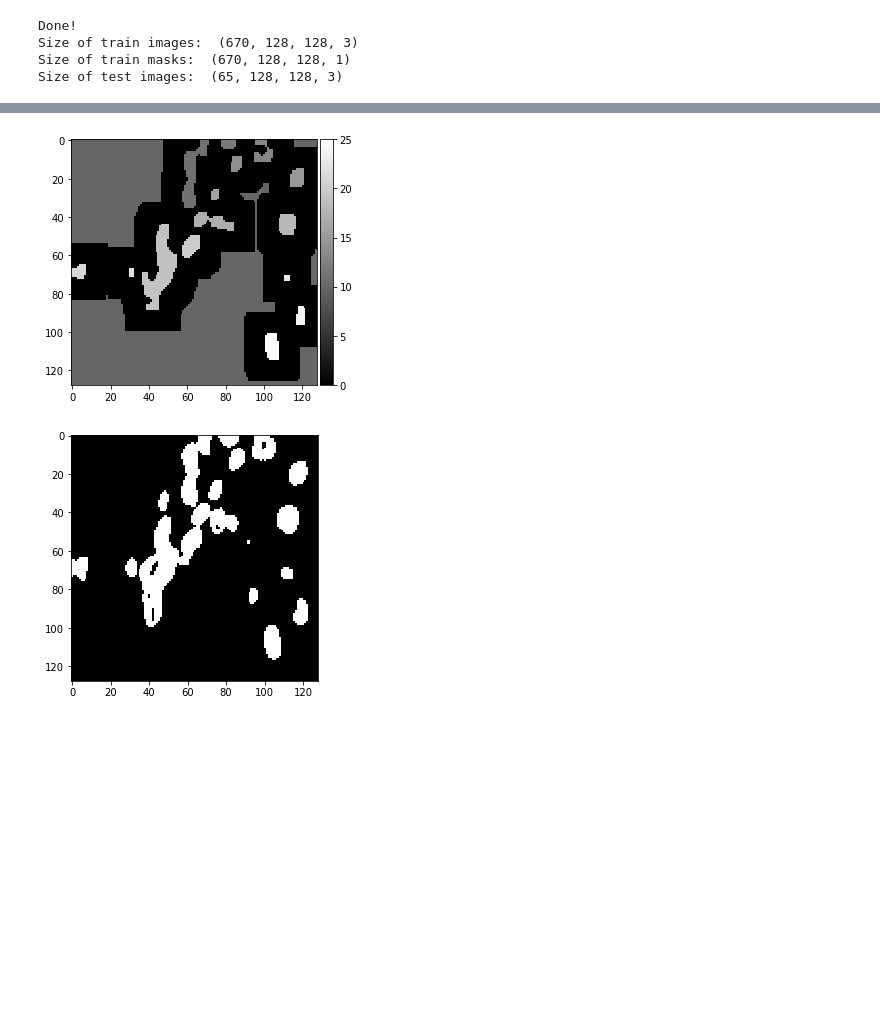
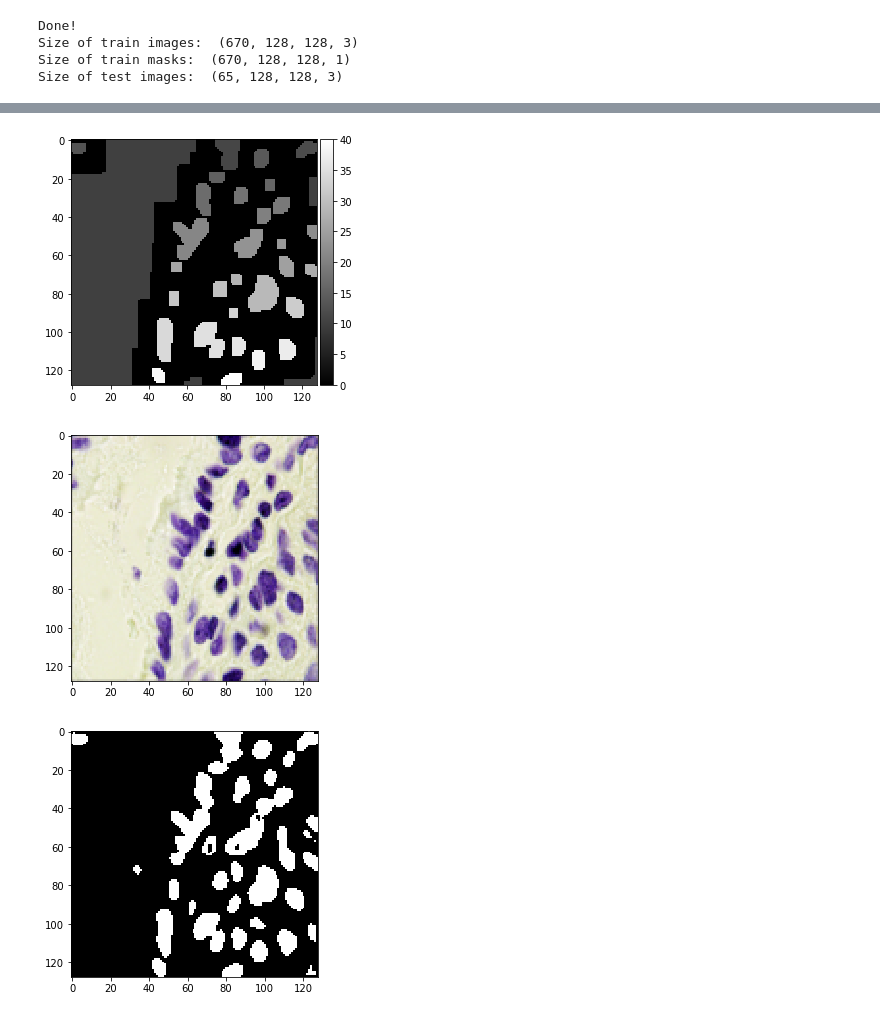
Before and after one commit to huangshuewei/1.-Python-Beginners, a Jupyter notebook: 3.Deep learning using keras in python/4a. U-net + watershed to implement instance segmentation.ipynb, the cells around one changed output, grey strips where cells are left out. Drawn from its saved outputs; the diff is of its cells as text; code cells hidden in the pictures; blank space fills up the shorter version.

```diff
--- a/3.Deep learning using keras in python/4a. U-net + watershed to implement instance segmentation.ipynb
+++ b/3.Deep learning using keras in python/4a. U-net + watershed to implement instance segmentation.ipynb
@@ -168,8 +167,9 @@ plt.show()
 # Model checkpoint
 checkpointer = tf.keras.callbacks.ModelCheckpoint('model_for_nuclei.h5', verbose=1, save_best_only=True)
 
-callbacks = [tf.keras.callbacks.EarlyStopping(patience=3, monitor='val_loss'),
-            tf.keras.callbacks.TensorBoard(log_dir='logs')]
+callbacks = [tf.keras.callbacks.EarlyStopping(patience=5, monitor='val_loss'),
+            tf.keras.callbacks.TensorBoard(log_dir='logs'),
+            checkpointer]
 # %%
 # train
 results = model.fit(X_train, Y_train, validation_split=0.1, batch_size=16, epochs=25, callbacks=callbacks)
@@ -235,7 +235,10 @@ image = X_test[ix].reshape(1, 128, 128, 3)
 
 image_pre = model.predict(image)
 
-image_pre = (image_pre > 0.5).astype(np.uint8)
+imshow((image[0]))
+plt.show()
+
+image_pre = (image_pre > 0.7).astype(np.uint8)
 
 image_pre = image_pre.reshape(128,128)*255
 
@@ -276,11 +282,11 @@ sure_bg = cv2.dilate(opening,kernel,iterations=10)
 #intensities of the points inside the foreground regions are changed to
 #distance their respective distances from the closest 0 value (boundary).
 #https://www.tutorialspoint.com/opencv/opencv_distance_transformation.htm
-dist_transform = cv2.distanceTransform(opening,cv2.DIST_L2,5)
+dist_transform = cv2.distanceTransform(opening,cv2.DIST_L2,3)
 
 
 #Let us threshold the dist transform by starting at 1/2 its max value.
-ret2, sure_fg = cv2.threshold(dist_transform, 0.2*dist_transform.max(),255,0)
+ret2, sure_fg = cv2.threshold(dist_transform, 0.0000005*dist_transform.max(),255,0)
 
 #Later you may realize that 0.2*max value may be better. Also try other values.
 #High value like 0.7 will drop some small mitochondria.
@@ -302,33 +314,38 @@ markers = markers+10
 # %%
 # Now, mark the region of unknown with zero
 markers[unknown==255] = 0
 
 plt.figure()
 imshow(markers, cmap='gray')   #Look at the 3 distinct regions.
 plt.show()
 
 # Change the input image into RGB
 image_pre = cv2.cvtColor(image_pre, cv2.COLOR_GRAY2RGB)
 
 #Now we are ready for watershed filling.
 markers = cv2.watershed(image_pre, markers)
 #plt.imshow(markers, cmap='gray')
 #The boundary region will be marked -1
 #https://docs.opencv.org/3.3.1/d7/d1b/group__imgproc__misc.html#ga3267243e4d3f95165d55a618c65ac6e1
 
 #Let us color boundaries in yellow.
 img[markers == -1] = [150,150,150]
 
 from skimage import measure, color, io
 
 img2 = color.label2rgb(markers)
 
 plt.figure()
+imshow((image[0]), cmap="gray")
+plt.show()
+
+plt.figure()
 imshow((image_pre), cmap="gray")
 plt.show()
 # %% [output]
-[figure, old version]
+[figure, new version]
-[figure, old version]
+[figure, new version]
+[figure, added]
 # %%
 imshow(img2)
 plt.show()
```
Also changed, not shown: parts of 8 cells of this notebook, 1 other file.
